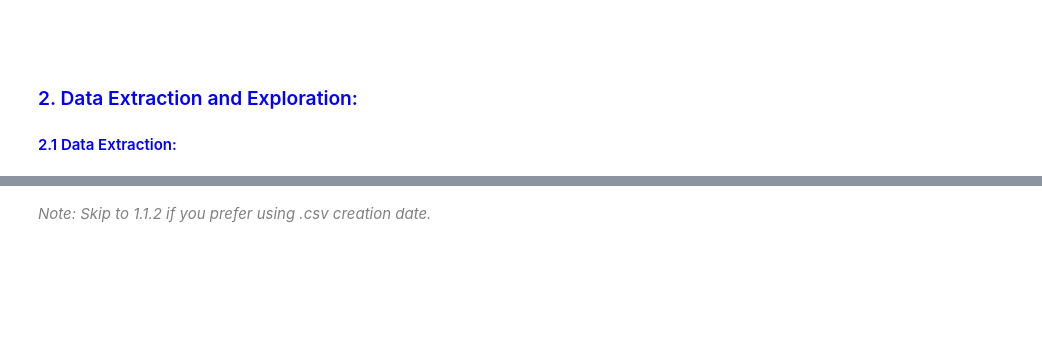
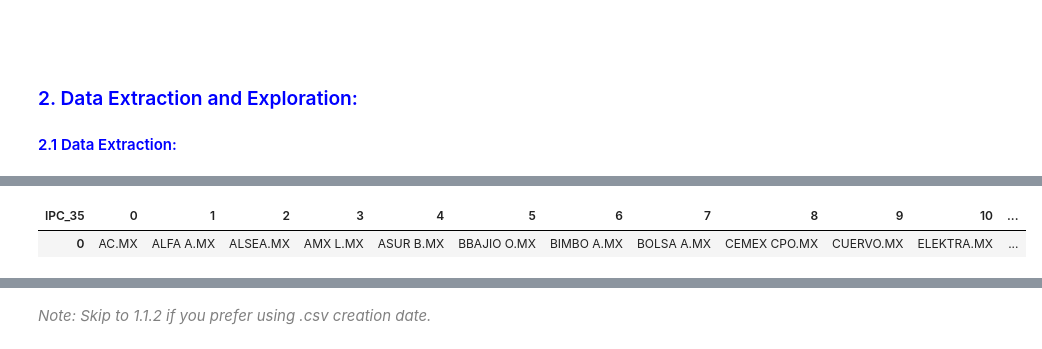
Before and after one commit to EMarquez7/Examen-de-Simulaci-n-2, a Jupyter notebook: SP500-Risk-Optimized-Portfolios-ML.ipynb, the cells around one changed output, grey strips where cells are left out. Cells and saved outputs as stored; diff of their text form; code cells hidden in the pictures; blank space fills up the shorter version.

```diff
--- a/SP500-Risk-Optimized-Portfolios-ML.ipynb
+++ b/SP500-Risk-Optimized-Portfolios-ML.ipynb
@@ -360,0 +396,5 @@ DAX_40
+# %%
+output[5]
+# %% [output]
+| IPC_35 | 0 | 1 | 2 | 3 | 4 | 5 | 6 | 7 | 8 | 9 | 10 | ... |
+| 0 | AC.MX | ALFA A.MX | ALSEA.MX | AMX L.MX | ASUR B.MX | BBAJIO O.MX | BIMBO A.MX | BOLSA A.MX | CEMEX CPO.MX | CUERVO.MX | ELEKTRA.MX | ... |
```
Also changed, not shown: parts of 22 cells of this notebook, 2 other files.
